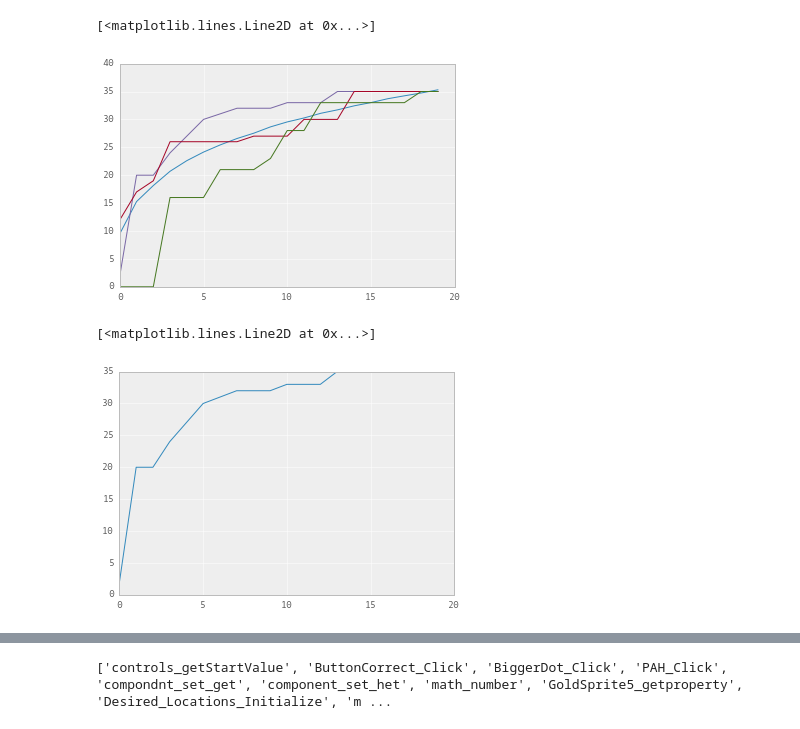
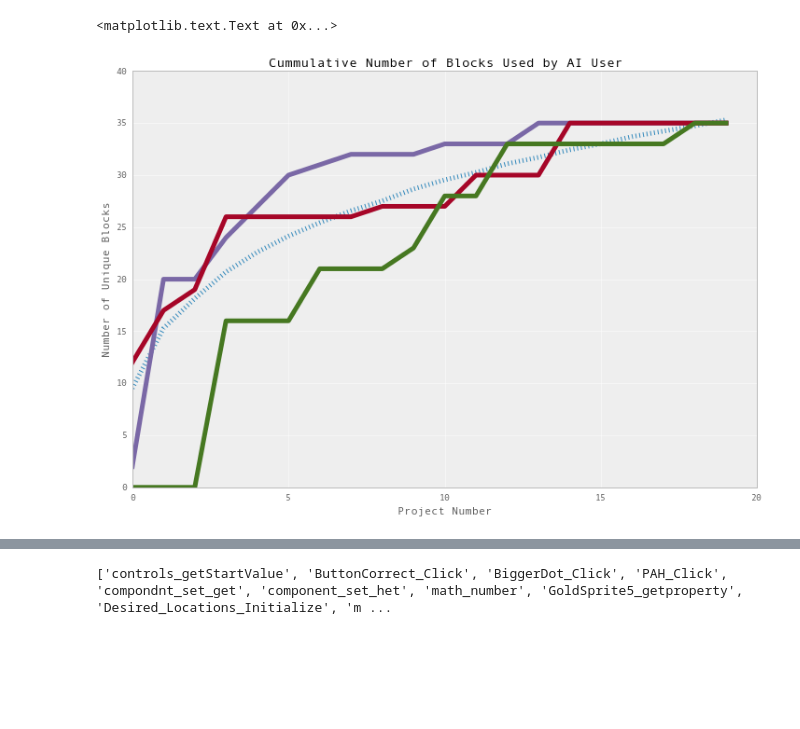
Before and after one commit to bxie/ai2_user_trajectory, a Jupyter notebook: validation_experiments/Trajectory.ipynb, the cells around one changed output, grey strips where cells are left out. Drawn from its saved outputs; the diff is of its cells as text; code cells hidden in the pictures; blank space fills up the shorter version.

```diff
--- a/validation_experiments/Trajectory.ipynb
+++ b/validation_experiments/Trajectory.ipynb
@@ -218,25 +233,23 @@ super_users = get_users(THRESHOLD)
 # %%
-plt.figure()
+plt.figure(figsize=(12,8))
 
-plt.plot(T_all_mean)
+plt.plot(T_all_mean, linestyle='dotted', linewidth=5)
+plt.xlabel('Project Number')
+plt.ylabel('Number of Unique Blocks')
 # plt.plot(T_all[50,:])
 # plt.plot(T_all[68,:])
 # plt.plot(T_all[120,:])
 
-plt.plot(T_all[9,:])
-plt.plot(T_all[20,:])
+plt.plot(T_all[9,:], linewidth=5) #purple
+plt.plot(T_all[20,:], linewidth=5) #red
 # plt.plot(T_all[48,:])
-plt.plot(T_all[51,:])
+plt.plot(T_all[51,:], linewidth=5) #green
+plt.title("Cummulative Number of Blocks Used by AI User")
 # for i in range(T_all.shape[0]):
 #     plt.plot(T_all[i,:])
 # %% [output]
-[<matplotlib.lines.Line2D at 0x...>]
+<matplotlib.text.Text at 0x...>
-[figure, old version]
+[figure, new version]
-# %%
-plt.plot(T_all[9,:])
-# %% [output]
-[<matplotlib.lines.Line2D at 0x...>]
-[figure, removed]
 # %%
 super_users_blocks = get_all_blocks(threshold=20)
 print 'done, bitch'
```
Also changed, not shown: parts of 10 cells of this notebook, 15 other files.
